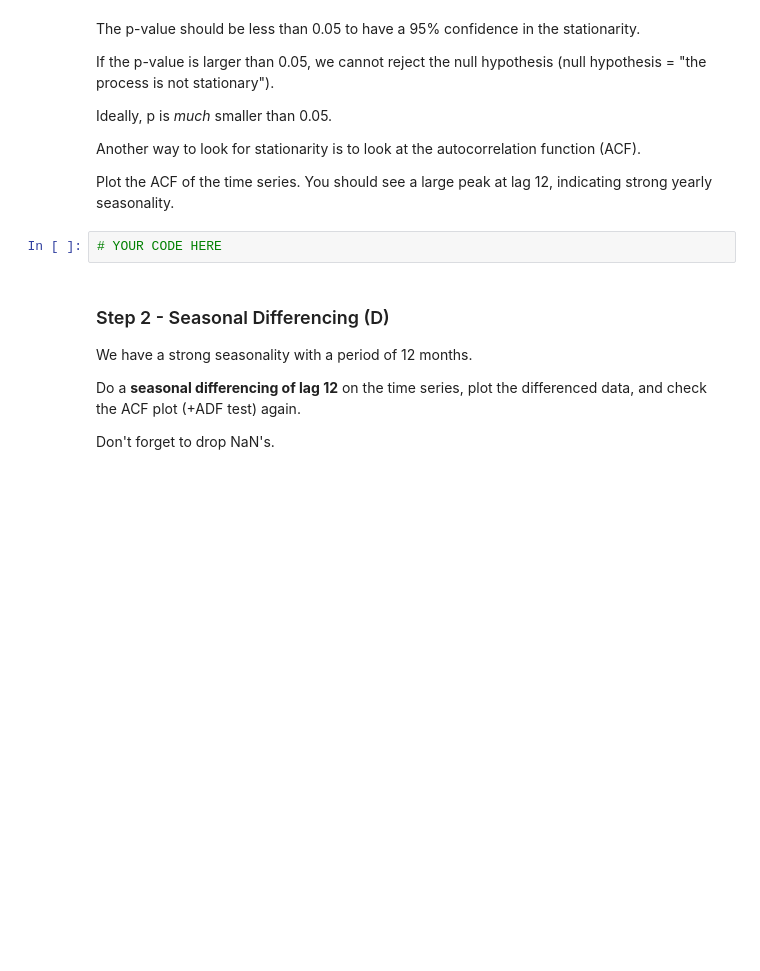
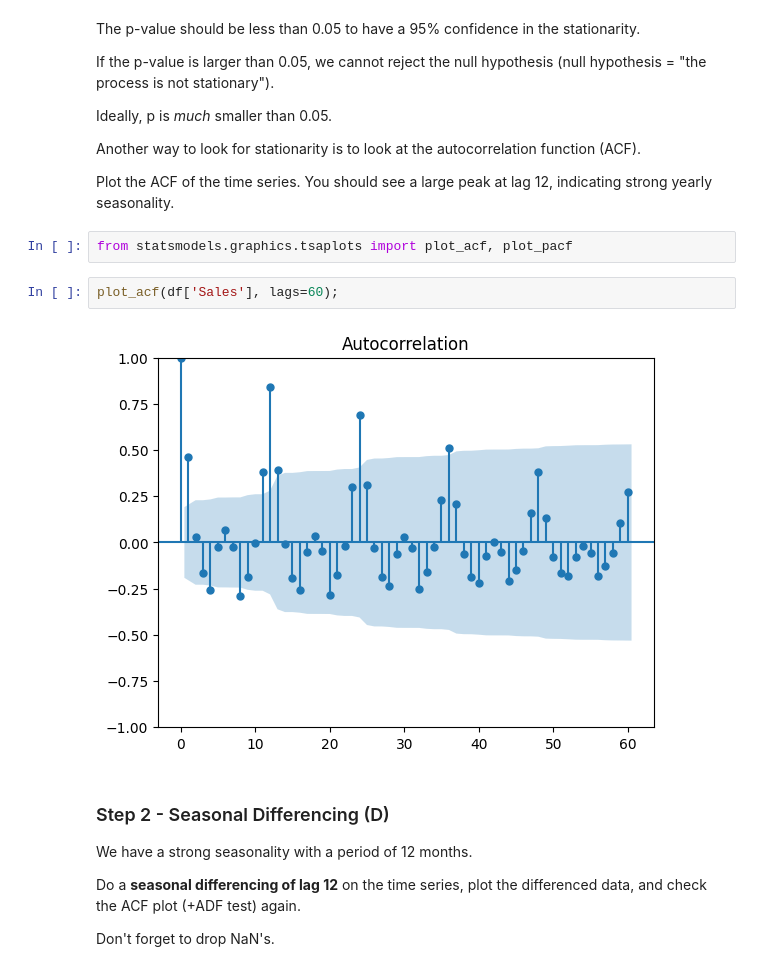
Before and after one commit to NwayEi/data-sarima, a Jupyter notebook: sarima.ipynb, the cells around one changed output. Cells and saved outputs as stored; diff of their text form; blank space fills up the shorter version.

```diff
--- a/sarima.ipynb
+++ b/sarima.ipynb
@@ -99,8 +177,12 @@ Ideally, p is *much* smaller than 0.05.
 Another way to look for stationarity is to look at the autocorrelation function (ACF).
 
 Plot the ACF of the time series. You should see a large peak at lag 12, indicating strong yearly seasonality.
-# %%
-# YOUR CODE HERE
+# %%
+from statsmodels.graphics.tsaplots import plot_acf, plot_pacf
+# %%
+plot_acf(df['Sales'], lags=60);
+# %% [output]
+[figure, added]
 # %% [markdown]
 ### Step 2 - Seasonal Differencing (D)
 
```
Also changed, not shown: parts of 32 cells of this notebook.
